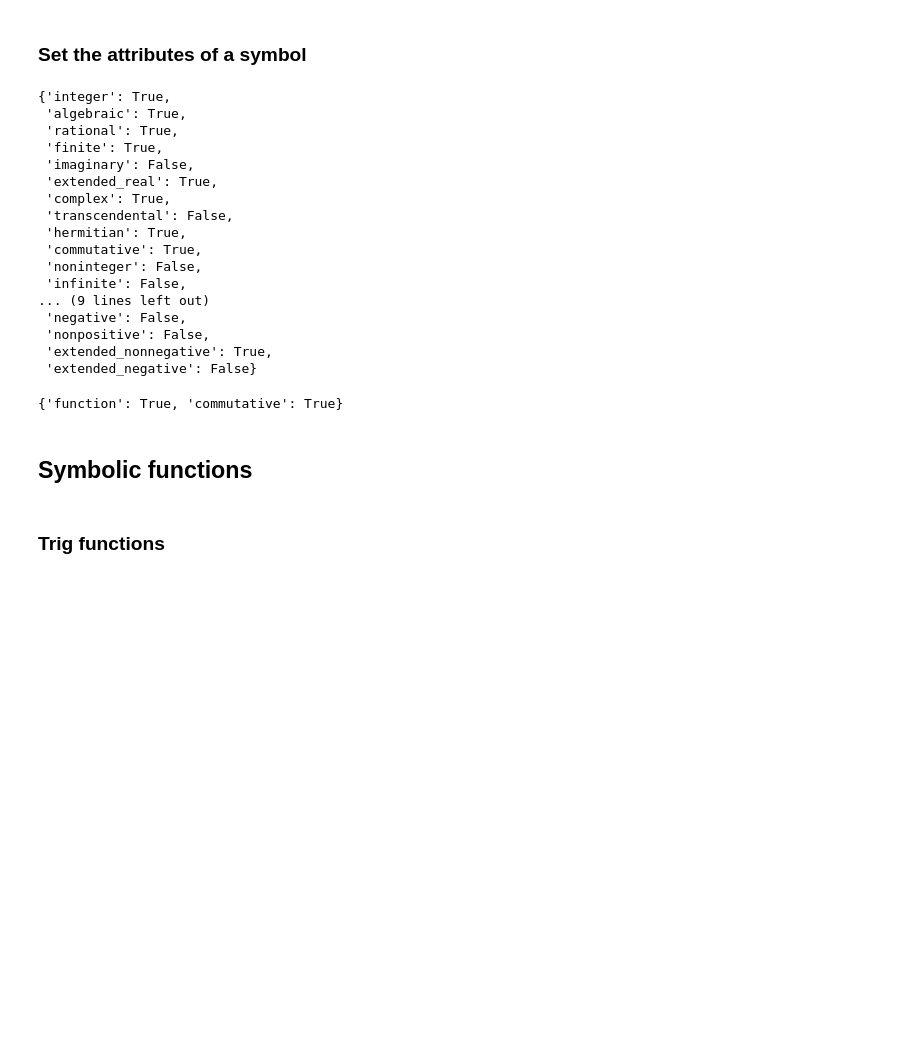
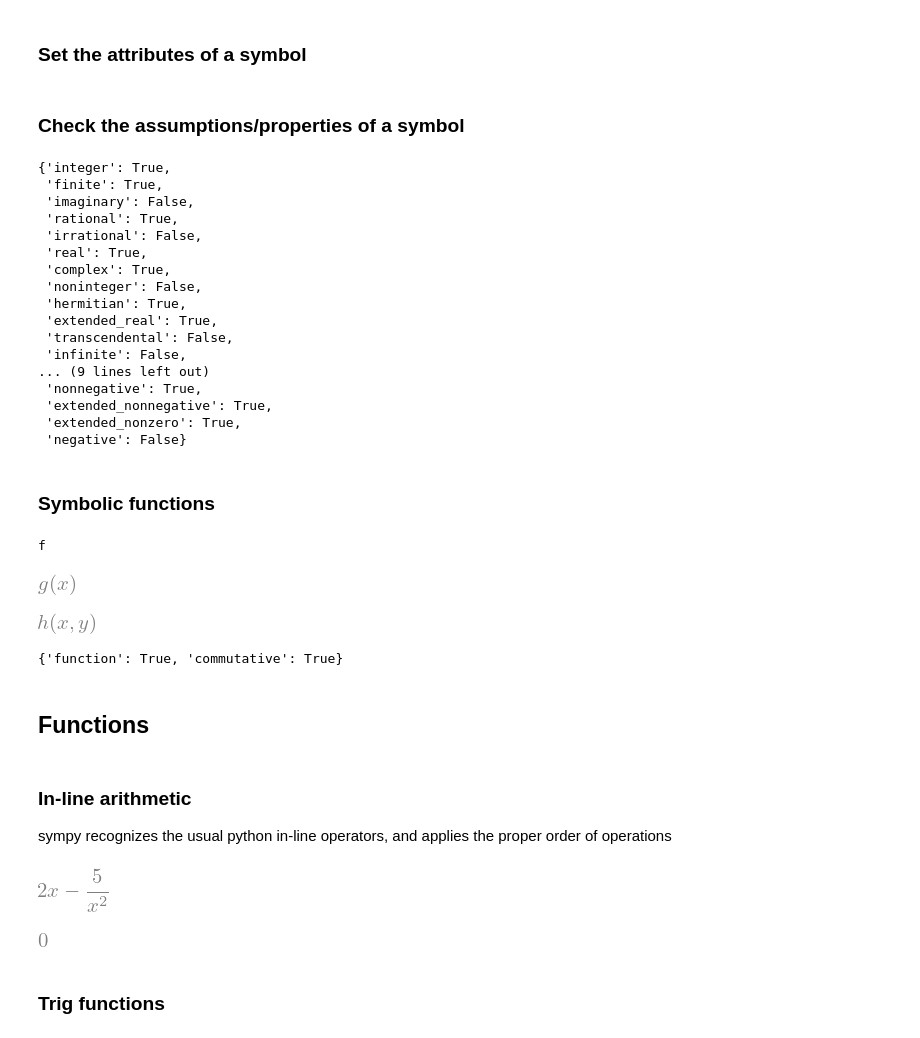
Before and after one commit to bpalmer4/code-snippets, a Jupyter notebook: notebooks/Introduction to sympy.ipynb, the cells around one changed output. Drawn from its saved outputs; the diff is of its cells as text; code cells hidden in the pictures; blank space fills up the shorter version.

```diff
--- a/notebooks/Introduction to sympy.ipynb
+++ b/notebooks/Introduction to sympy.ipynb
@@ -163,23 +184,44 @@ x, y, z = sp.symbols('x y z') # define multiple symbols at a time
+# %% [markdown]
+### Check the assumptions/properties of a symbol
 # %%
-# you can set attributes for a symbol
-i, j, k = sp.symbols('i, j, k', integer=True, positive=True)
 i.assumptions0
 # %% [output]
 {'integer': True,
- 'algebraic': True,
- 'rational': True,
  'finite': True,
  'imaginary': False,
+ 'rational': True,
+ 'irrational': False,
+ 'real': True,
+ 'complex': True,
+ 'noninteger': False,
+ 'hermitian': True,
  'extended_real': True,
- 'complex': True,
  'transcendental': False,
- 'hermitian': True,
- 'commutative': True,
- 'noninteger': False,
  'infinite': False,
 ... (9 lines left out)
- 'negative': False,
- 'nonpositive': False,
+ 'nonnegative': True,
  'extended_nonnegative': True,
- 'extended_negative': False}
+ 'extended_nonzero': True,
+ 'negative': False}
+# %% [markdown]
+### Symbolic functions
+# %%
+# We can also declare that symbols are functions
+x = sp.Symbol('x')
+f = sp.Function('f')
+f
+# %% [output]
+f
+# %%
+# Including as functions that take arguments
+g = sp.Function('g')(x)
+g
+# %% [output]
+[figure, added]
+# %%
+x, y = sp.symbols('x y')
+h = sp.Function('h')(x, y)
+h
+# %% [output]
+[figure, added]
 # %%
@@ -189,7 +231,21 @@ f.assumptions0
 # %% [output]
 {'function': True, 'commutative': True}
 # %% [markdown]
-## Symbolic functions
+## Functions
+# %% [markdown]
+### In-line arithmetic
+
+sympy recognizes the usual python in-line operators, and applies the proper order of operations
+# %%
+x = sp.Symbol('x')
+x + x - 5 * x / x ** 3
+# Note: some simplification ocurred
+# %% [output]
+[figure, added]
+# %%
+sp.E ** (sp.I * sp.pi) + 1 # Thank you Euler
+# %% [output]
+[figure, added]
 # %% [markdown]
 ### Trig functions
 # %%
```
Also changed, not shown: parts of 142 cells of this notebook.
